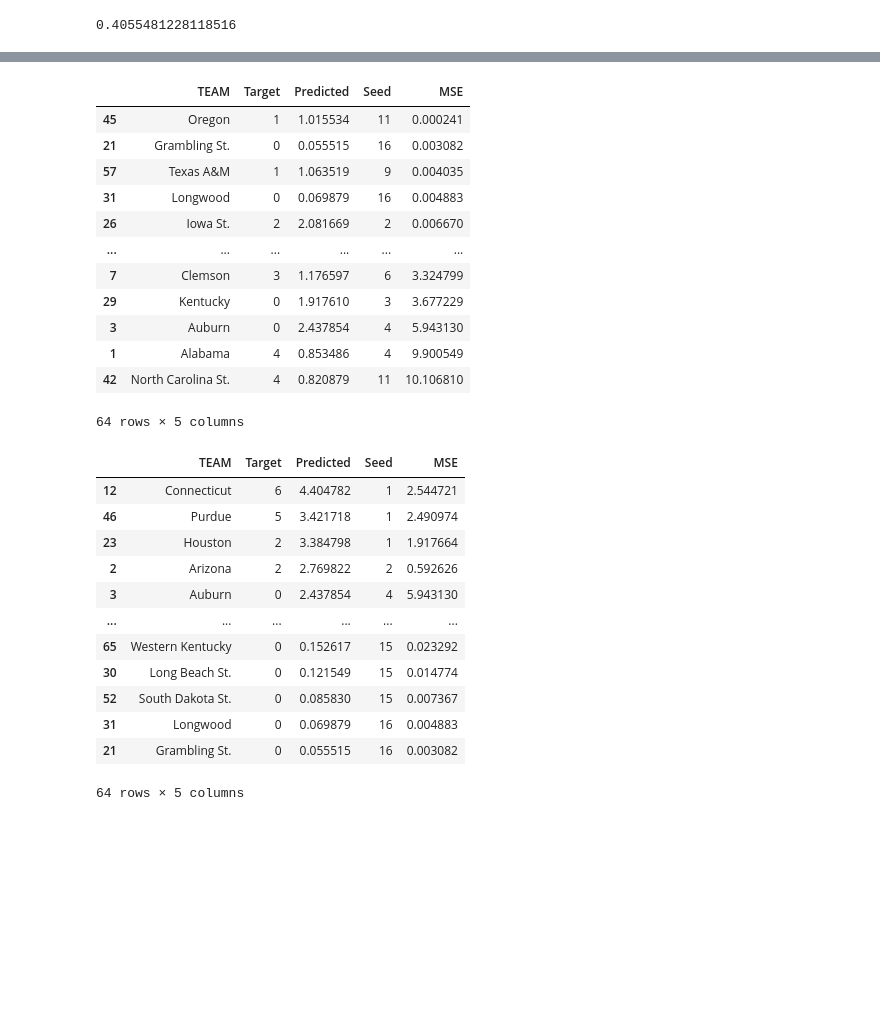
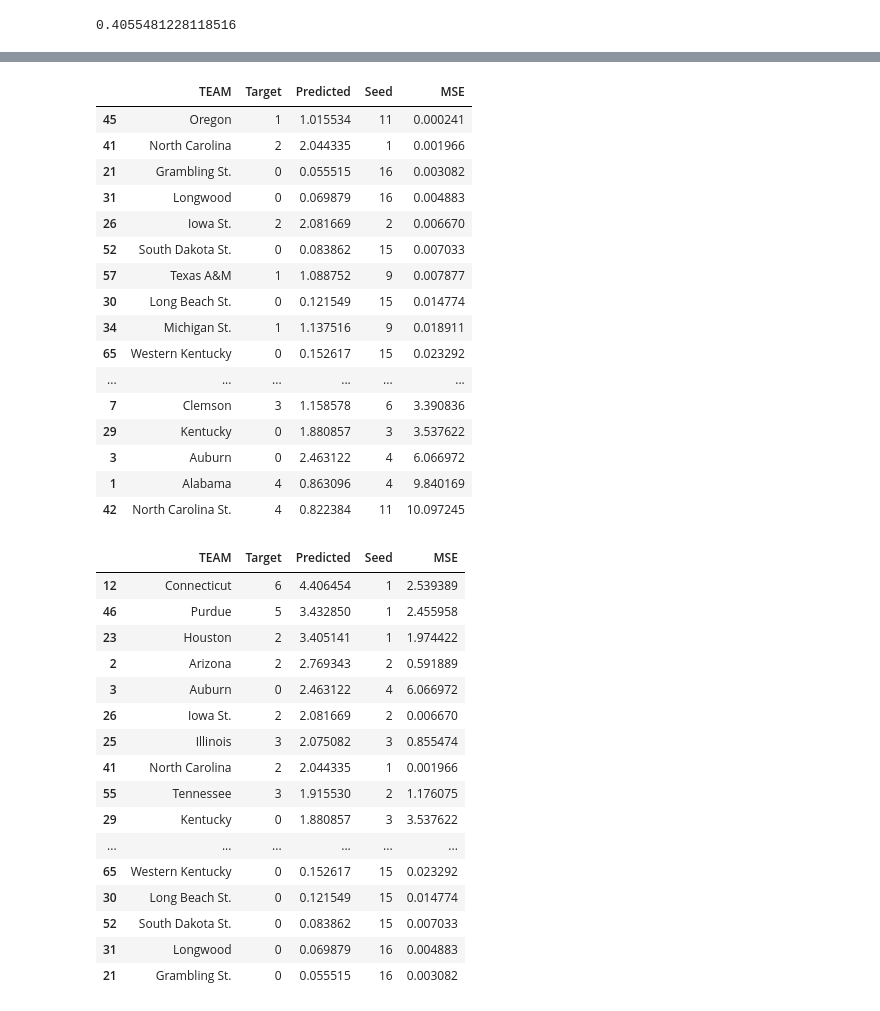
Before and after one commit to rhit-utsisda/ML-Project, a Jupyter notebook: Project/AllRegressions.ipynb, the cells around one changed output, grey strips where cells are left out. Drawn from its saved outputs; the diff is of its cells as text; code cells hidden in the pictures; blank space fills up the shorter version.

```diff
--- a/Project/AllRegressions.ipynb
+++ b/Project/AllRegressions.ipynb
@@ -31,6 +31,7 @@ from sklearn.ensemble import GradientBoostingRegressor
 df = pd.read_csv("Datasets/KenPom Barttorvik.csv")
 df['WINS'] = (df.ROUND==32) + 2*(df.ROUND==16)+ 3*(df.ROUND==8) + 4*(df.ROUND==4)+5*(df.ROUND==2)+6*(df.ROUND==1)
 df['SEED2'] = df['SEED']**2
+pd.set_option('display.max_rows', 100)
 df
 # %% [output]
 |  | YEAR | CONF | CONF ID | QUAD NO | QUAD ID | TEAM NO | TEAM ID | TEAM | SEED | ROUND | ... | ... |
@@ -178,8 +196,8 @@ Length: 95, dtype: float64
 # %%
-# grid = {'max_depth':[1,2,3,4,5,6,7,8,10,15,20],'n_estimators':[100,200,500,1000,1500,2000]}
-# rfr = RandomForestRegressor()
-# rfrCV = GridSearchCV(rfr,param_grid=grid,n_jobs=-1)
-# rfrCV.fit(X_train,y_train)
-# print('Random Forest Regressor:')
-# print(' Optimal Parameters:',rfrCV.best_params_)
-# print(' Optimal Valid R2 =',rfrCV.best_score_)
+grid = {'max_depth':[1,2,3,4],'n_estimators':[100]}
+rfr = RandomForestRegressor()
+rfrCV = GridSearchCV(rfr,param_grid=grid,n_jobs=-1, return_train_score=True)
+rfrCV.fit(X_train,y_train)
+print('Random Forest Regressor:')
+print(' Optimal Parameters:',rfrCV.best_params_)
+print(' Optimal Valid R2 =',rfrCV.best_score_)
@@ -269,5 +324,5 @@ Length: 95, dtype: float64
 # %%
-gbt = GradientBoostingRegressor(max_depth=4, n_estimators=500, learning_rate=0.01)
+gbt = GradientBoostingRegressor(max_depth=4, n_estimators=300, learning_rate=0.01)
 gbt.fit(X_train,y_train)
 print(gbt.score(X_train, y_train))
 gbt.score(X_test, y_test)
@@ -309,34 +368,41 @@ predictions_df.sort_values(by='MSE')
 # %% [output]
 |  | TEAM | Target | Predicted | Seed | MSE |
 | 45 | Oregon | 1 | 1.015534 | 11 | 0.000241 |
+| 41 | North Carolina | 2 | 2.044335 | 1 | 0.001966 |
 | 21 | Grambling St. | 0 | 0.055515 | 16 | 0.003082 |
-| 57 | Texas A&M | 1 | 1.063519 | 9 | 0.004035 |
 | 31 | Longwood | 0 | 0.069879 | 16 | 0.004883 |
 | 26 | Iowa St. | 2 | 2.081669 | 2 | 0.006670 |
+| 52 | South Dakota St. | 0 | 0.083862 | 15 | 0.007033 |
+| 57 | Texas A&M | 1 | 1.088752 | 9 | 0.007877 |
+| 30 | Long Beach St. | 0 | 0.121549 | 15 | 0.014774 |
+| 34 | Michigan St. | 1 | 1.137516 | 9 | 0.018911 |
+| 65 | Western Kentucky | 0 | 0.152617 | 15 | 0.023292 |
 | ... | ... | ... | ... | ... | ... |
-| 7 | Clemson | 3 | 1.176597 | 6 | 3.324799 |
-| 29 | Kentucky | 0 | 1.917610 | 3 | 3.677229 |
-| 3 | Auburn | 0 | 2.437854 | 4 | 5.943130 |
-| 1 | Alabama | 4 | 0.853486 | 4 | 9.900549 |
-| 42 | North Carolina St. | 4 | 0.820879 | 11 | 10.106810 |
+| 7 | Clemson | 3 | 1.158578 | 6 | 3.390836 |
+| 29 | Kentucky | 0 | 1.880857 | 3 | 3.537622 |
+| 3 | Auburn | 0 | 2.463122 | 4 | 6.066972 |
+| 1 | Alabama | 4 | 0.863096 | 4 | 9.840169 |
+| 42 | North Carolina St. | 4 | 0.822384 | 11 | 10.097245 |
-64 rows × 5 columns
 # %%
-pd.set_option('display.max_rows', 10)
 predictions_df.sort_values(by='Predicted',ascending=False)
 # %% [output]
 |  | TEAM | Target | Predicted | Seed | MSE |
-| 12 | Connecticut | 6 | 4.404782 | 1 | 2.544721 |
-| 46 | Purdue | 5 | 3.421718 | 1 | 2.490974 |
-| 23 | Houston | 2 | 3.384798 | 1 | 1.917664 |
-| 2 | Arizona | 2 | 2.769822 | 2 | 0.592626 |
-| 3 | Auburn | 0 | 2.437854 | 4 | 5.943130 |
+| 12 | Connecticut | 6 | 4.406454 | 1 | 2.539389 |
+| 46 | Purdue | 5 | 3.432850 | 1 | 2.455958 |
+| 23 | Houston | 2 | 3.405141 | 1 | 1.974422 |
+| 2 | Arizona | 2 | 2.769343 | 2 | 0.591889 |
+| 3 | Auburn | 0 | 2.463122 | 4 | 6.066972 |
+| 26 | Iowa St. | 2 | 2.081669 | 2 | 0.006670 |
+| 25 | Illinois | 3 | 2.075082 | 3 | 0.855474 |
+| 41 | North Carolina | 2 | 2.044335 | 1 | 0.001966 |
+| 55 | Tennessee | 3 | 1.915530 | 2 | 1.176075 |
+| 29 | Kentucky | 0 | 1.880857 | 3 | 3.537622 |
 | ... | ... | ... | ... | ... | ... |
 | 65 | Western Kentucky | 0 | 0.152617 | 15 | 0.023292 |
 | 30 | Long Beach St. | 0 | 0.121549 | 15 | 0.014774 |
-| 52 | South Dakota St. | 0 | 0.085830 | 15 | 0.007367 |
+| 52 | South Dakota St. | 0 | 0.083862 | 15 | 0.007033 |
 | 31 | Longwood | 0 | 0.069879 | 16 | 0.004883 |
 | 21 | Grambling St. | 0 | 0.055515 | 16 | 0.003082 |
-64 rows × 5 columns
 # %%
 importances = pd.Series(gbt.feature_importances_,index = X_train.columns)
 importances.sort_values(ascending=False)
```
Also changed, not shown: parts of 16 cells of this notebook.
